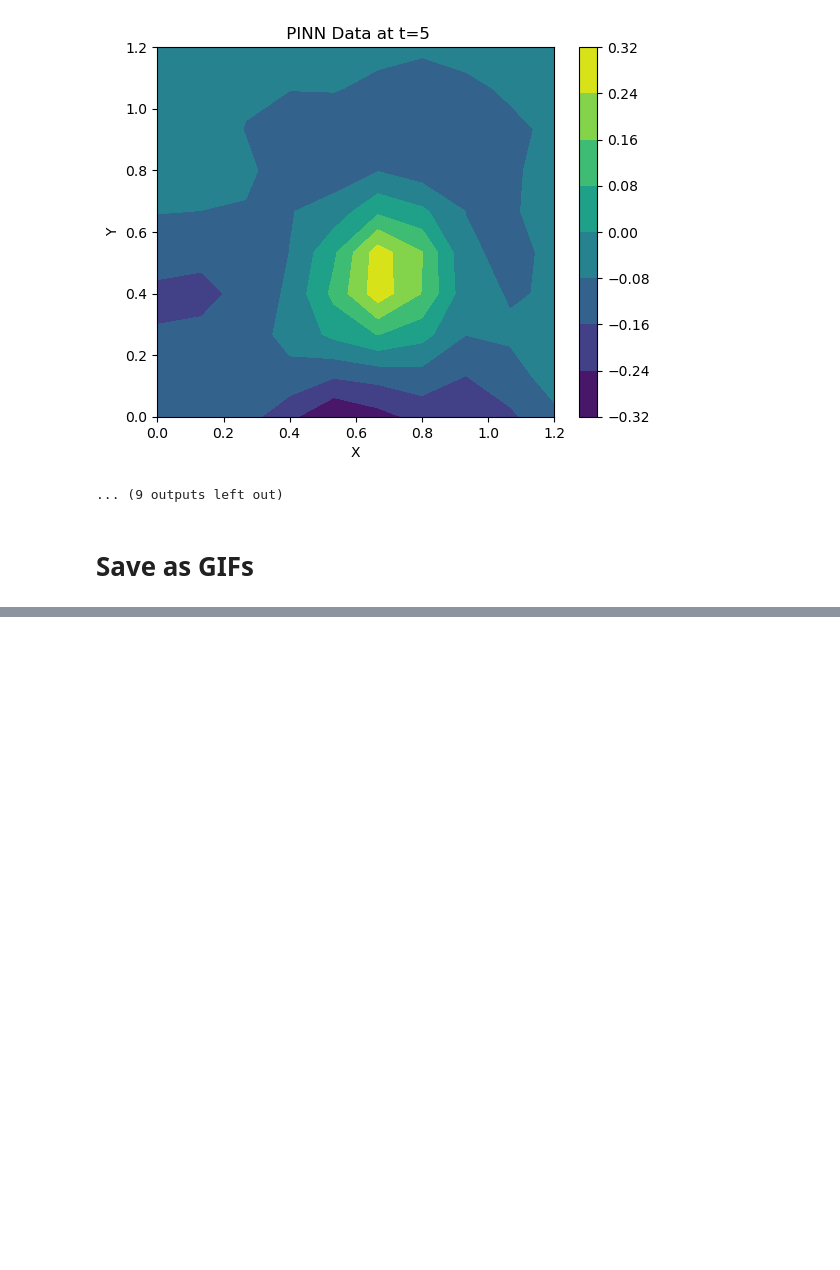
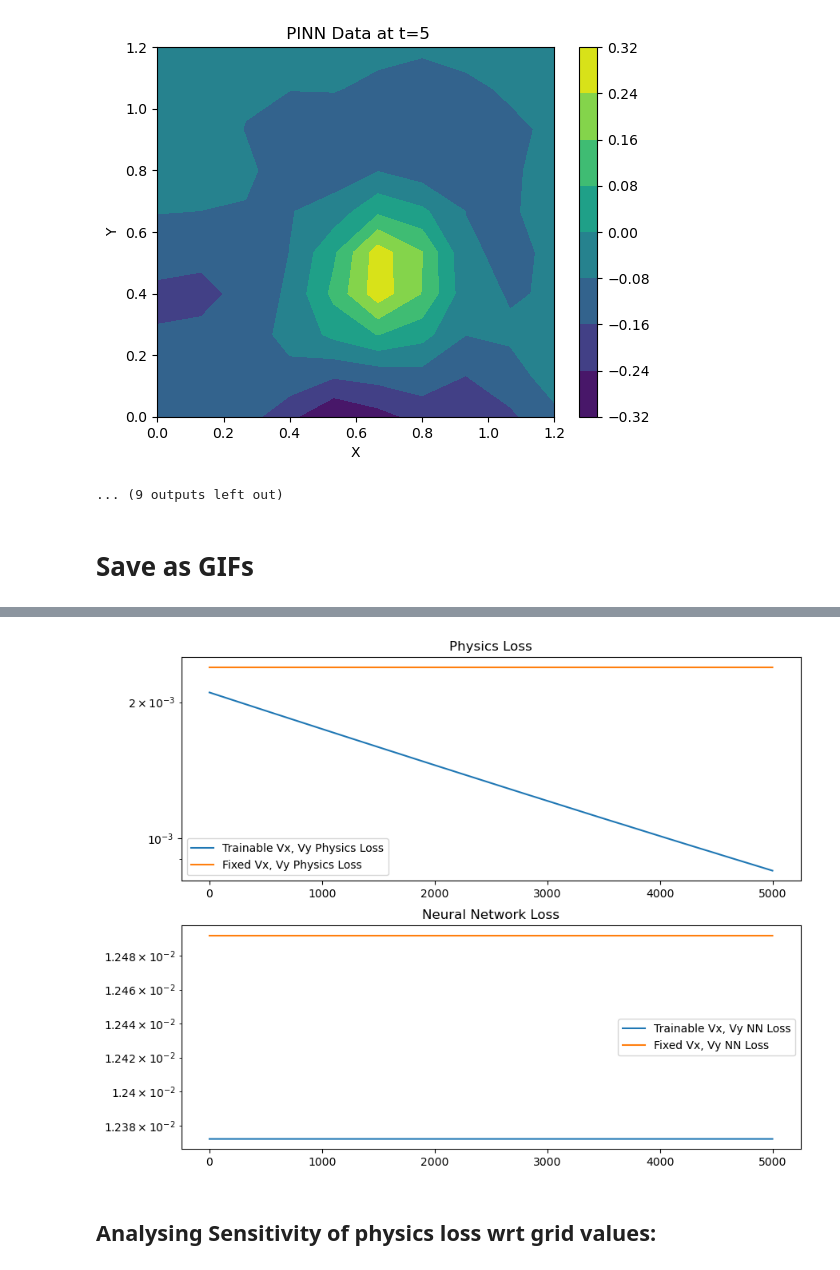
Before and after one commit to Tsomoriri/PhysNet-RadarNowcast, a Jupyter notebook: 2d-advection.ipynb, the cells around one changed output, grey strips where cells are left out. Cells and saved outputs as stored; diff of their text form; code cells hidden in the pictures; blank space fills up the shorter version.

```diff
--- a/2d-advection.ipynb
+++ b/2d-advection.ipynb
@@ -434,0 +541,35 @@ for _ in ['pinn_plot', 'true_plot']:
+# %%
+# Plot the results of the PINN with trainable vx and vy and the PINN with fixed vx and vy
+
+
+# Convert the losses to numpy arrays
+physics_loss_trainable_np = np.array(physics_loss_trainable)
+physics_loss_fixed_np = np.array(physics_loss_fixed)
+nn_loss_trainable_np = np.array(nn_loss_trainable)
+nn_loss_fixed_np = np.array(nn_loss_fixed)
+
+# Create a new figure
+plt.figure(figsize=(10, 8))
+
+# Plot the physics losses
+plt.subplot(2, 1, 1)
+plt.plot(physics_loss_trainable_np, label='Trainable Vx, Vy Physics Loss')
+plt.plot(physics_loss_fixed_np, label='Fixed Vx, Vy Physics Loss')
+plt.yscale('log')
+plt.title('Physics Loss')
+plt.legend()
+
+# Plot the neural network losses
+plt.subplot(2, 1, 2)
+plt.plot(nn_loss_trainable_np, label='Trainable Vx, Vy NN Loss')
+plt.plot(nn_loss_fixed_np, label='Fixed Vx, Vy NN Loss')
+plt.yscale('log')
+plt.title('Neural Network Loss')
+plt.legend()
+
+# Show the plot
+plt.show()
+# %% [output]
+[figure, added]
+# %% [markdown]
+## Analysing Sensitivity of physics loss wrt grid values:
```
Also changed, not shown: parts of 11 cells of this notebook, 3 other files.
